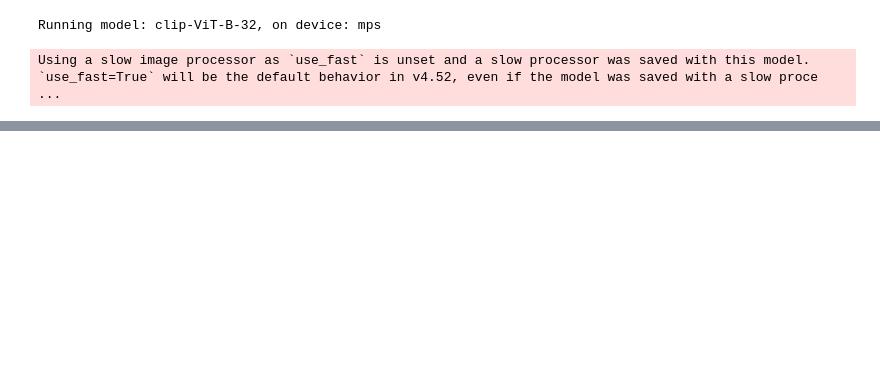
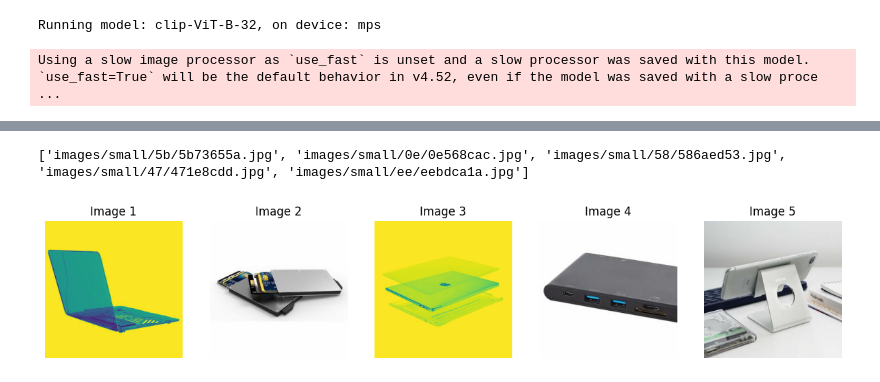
Before and after one commit to mnozkiewicz/MLOPS, a Jupyter notebook: lab4/homework/database.ipynb, the cells around one changed output, grey strips where cells are left out. Saved outputs shown, nothing was run; the diff lists cells and outputs as text; code cells hidden in the pictures; blank space fills up the shorter version.

```diff
--- a/lab4/homework/database.ipynb
+++ b/lab4/homework/database.ipynb
@@ -171,0 +192,6 @@ google_image.display_images(paths)
+# %%
+query = "Laptops and Computers"
+google_image(query, 5)
+# %% [output]
+['images/small/5b/5b73655a.jpg', 'images/small/0e/0e568cac.jpg', 'images/small/58/586aed53.jpg', 'images/small/47/471e8cdd.jpg', 'images/small/ee/eebdca1a.jpg']
+[figure, added]
```
Also changed, not shown: parts of 21 cells of this notebook.
